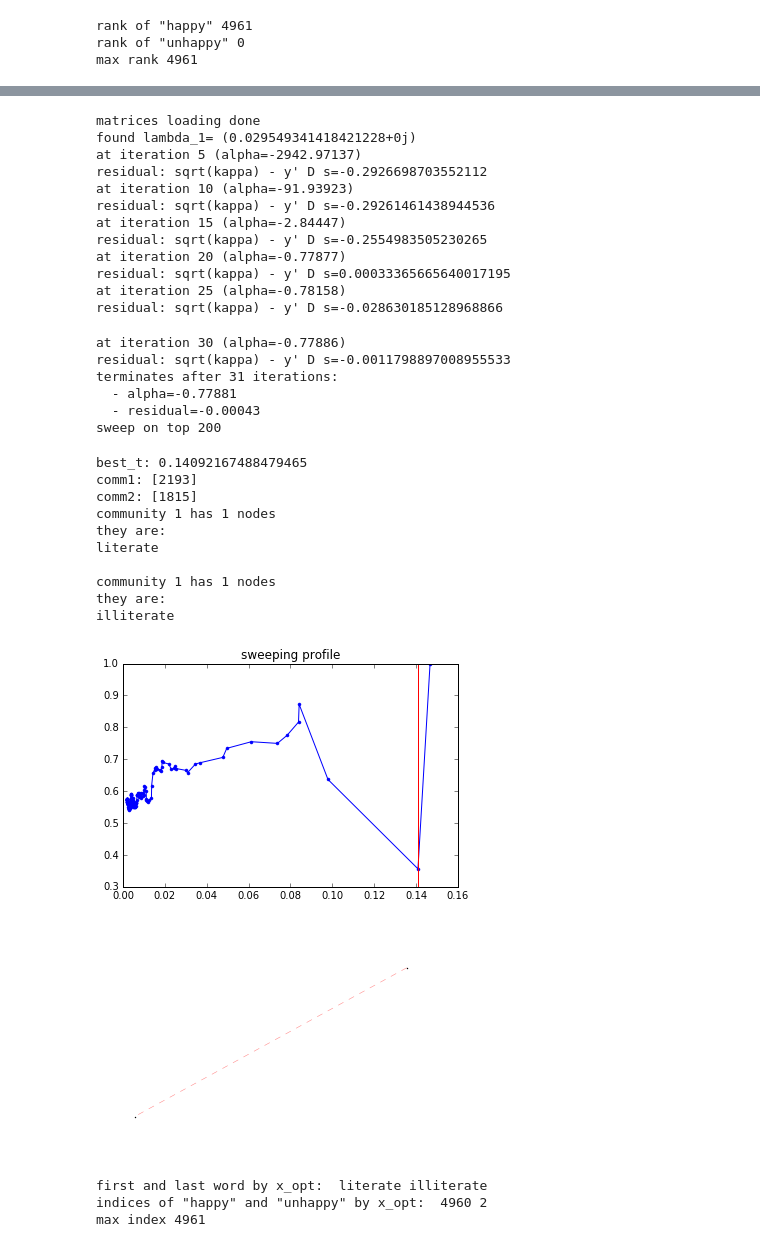
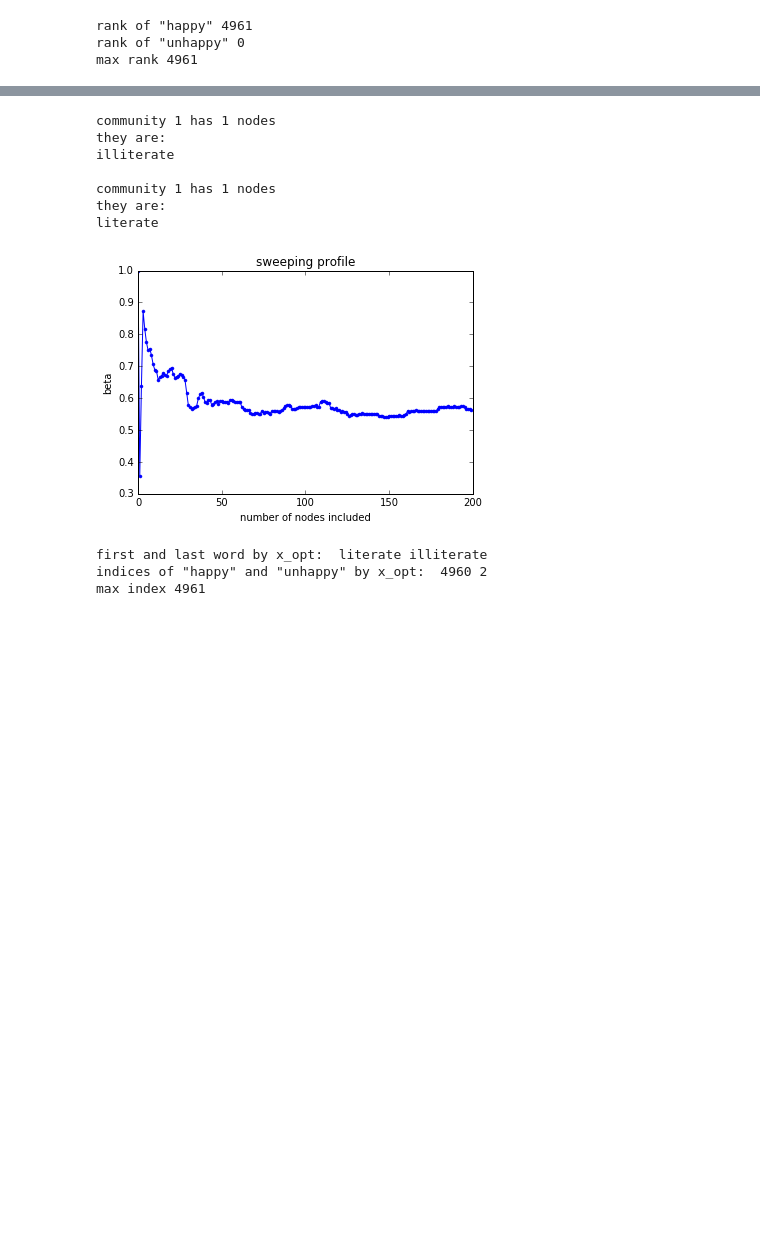
Before and after one commit to xiaohan2012/signed-local-community, a Jupyter notebook: case-study-on-word-graph.ipynb, the cells around one changed output, grey strips where cells are left out. Cells and saved outputs as stored; diff of their text form; code cells hidden in the pictures; blank space fills up the shorter version.

```diff
--- a/case-study-on-word-graph.ipynb
+++ b/case-study-on-word-graph.ipynb
@@ -161,36 +173,14 @@ s2 AND s1: unfortunate, sad, downcast, blue, melancholic, hurting, dreary, downb
 # %%
-_, _, exp2 = demo('happy', 'unhappy', kappa=0.5)
+_, _, exp2 = demo('happy', 'unhappy', kappa=0.5, top_k=200, show_subgraph=False)
 # %% [output]
-matrices loading done
-found lambda_1= (0.029549341418421228+0j)
-at iteration 5 (alpha=-2942.97137)
-residual: sqrt(kappa) - y' D s=-0.2926698703552112
-at iteration 10 (alpha=-91.93923)
-residual: sqrt(kappa) - y' D s=-0.29261461438944536
-at iteration 15 (alpha=-2.84447)
-residual: sqrt(kappa) - y' D s=-0.2554983505230265
-at iteration 20 (alpha=-0.77877)
-residual: sqrt(kappa) - y' D s=0.00033365665640017195
-at iteration 25 (alpha=-0.78158)
-residual: sqrt(kappa) - y' D s=-0.028630185128968866
+community 1 has 1 nodes
+they are:
+illiterate
+
+community 1 has 1 nodes
+they are:
+literate
-at iteration 30 (alpha=-0.77886)
-residual: sqrt(kappa) - y' D s=-0.0011798897008955533
-terminates after 31 iterations:
-  - alpha=-0.77881
-  - residual=-0.00043
-sweep on top 200
-best_t: 0.14092167488479465
-comm1: [2193]
-comm2: [1815]
-community 1 has 1 nodes
-they are:
-literate
-
-community 1 has 1 nodes
-they are:
-illiterate
-[figure, old version]
+[figure, new version]
-[figure, removed]
 # %%
 order = np.argsort(exp2['x_opt'])
 print('first and last word by x_opt: ', i2w[order[0]], i2w[order[-1]])
```
Also changed, not shown: parts of 21 cells of this notebook.
